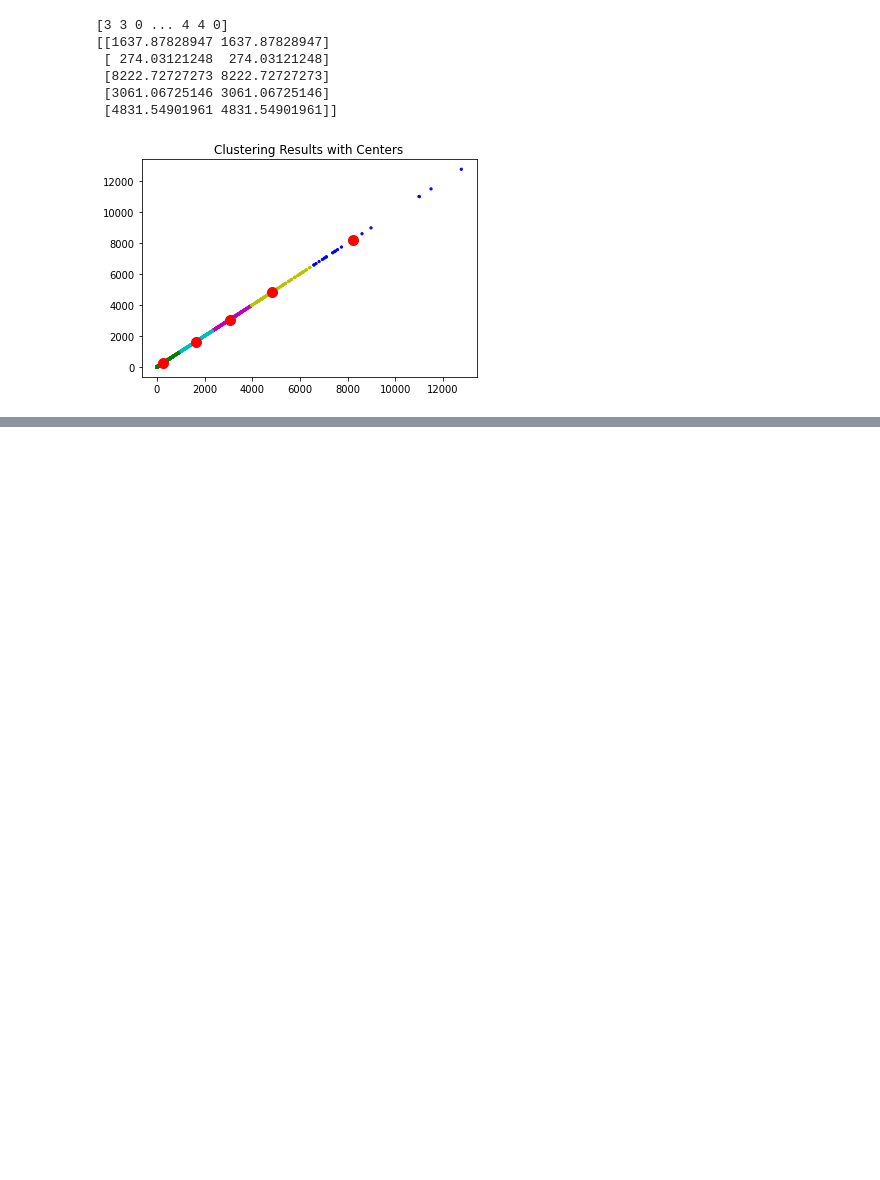
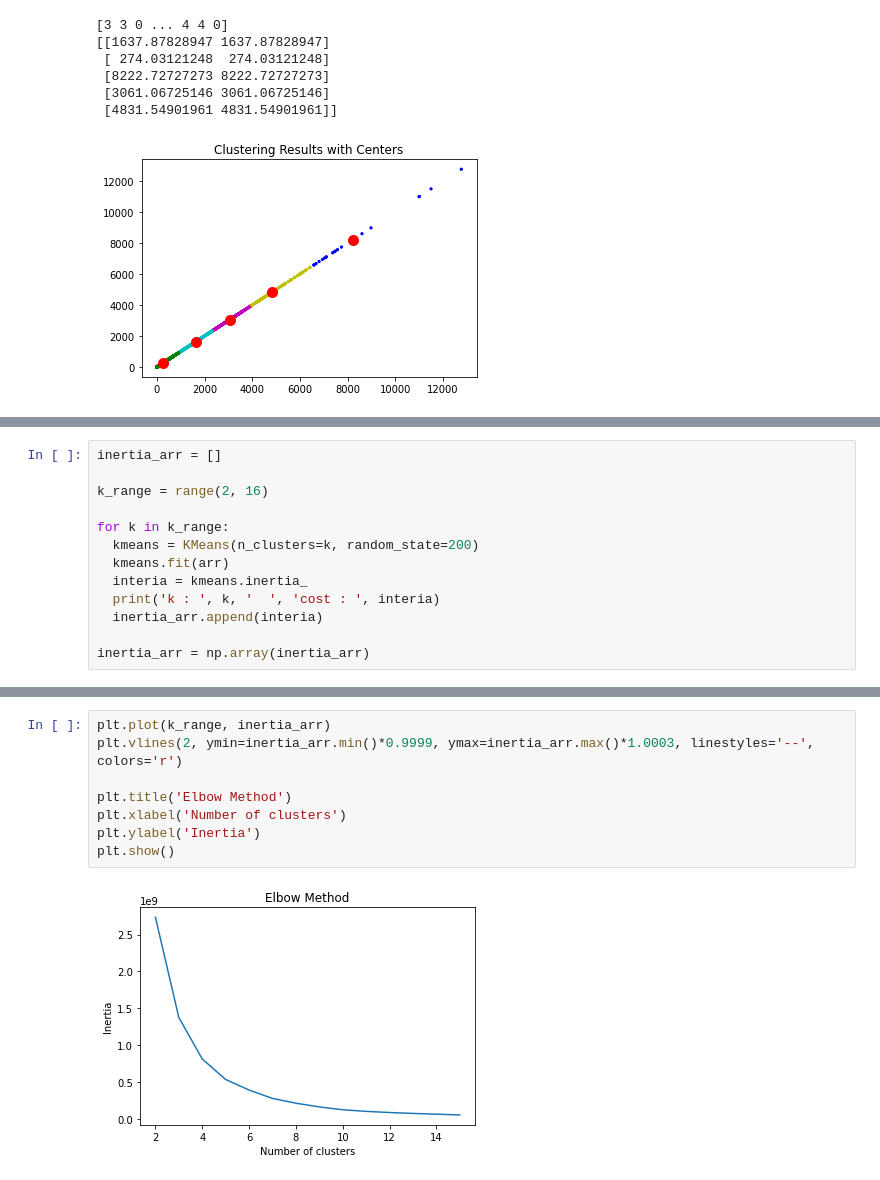
Before and after one commit to songjuhye/Clustering-according-to-taste-and-food-ingredients_graduationProject, a Jupyter notebook: 졸논_2.ipynb, the cells around one changed output, grey strips where cells are left out. Saved outputs shown, nothing was run; the diff lists cells and outputs as text; blank space fills up the shorter version.

```diff
--- a/졸논_2.ipynb
+++ b/졸논_2.ipynb
@@ -207,0 +184,13 @@ print(a)
+# %%
+inertia_arr = []
+
+k_range = range(2, 16)
+
+for k in k_range:
+  kmeans = KMeans(n_clusters=k, random_state=200)
+  kmeans.fit(arr)
+  interia = kmeans.inertia_
+  print('k : ', k, '  ', 'cost : ', interia)
+  inertia_arr.append(interia)
+
+inertia_arr = np.array(inertia_arr)
@@ -207,0 +212,10 @@ print(a)
+# %%
+plt.plot(k_range, inertia_arr)
+plt.vlines(2, ymin=inertia_arr.min()*0.9999, ymax=inertia_arr.max()*1.0003, linestyles='--', colors='r')
+
+plt.title('Elbow Method')
+plt.xlabel('Number of clusters')
+plt.ylabel('Inertia')
+plt.show()
+# %% [output]
+[figure, added]
```
Also changed, not shown: parts of 12 cells of this notebook.
